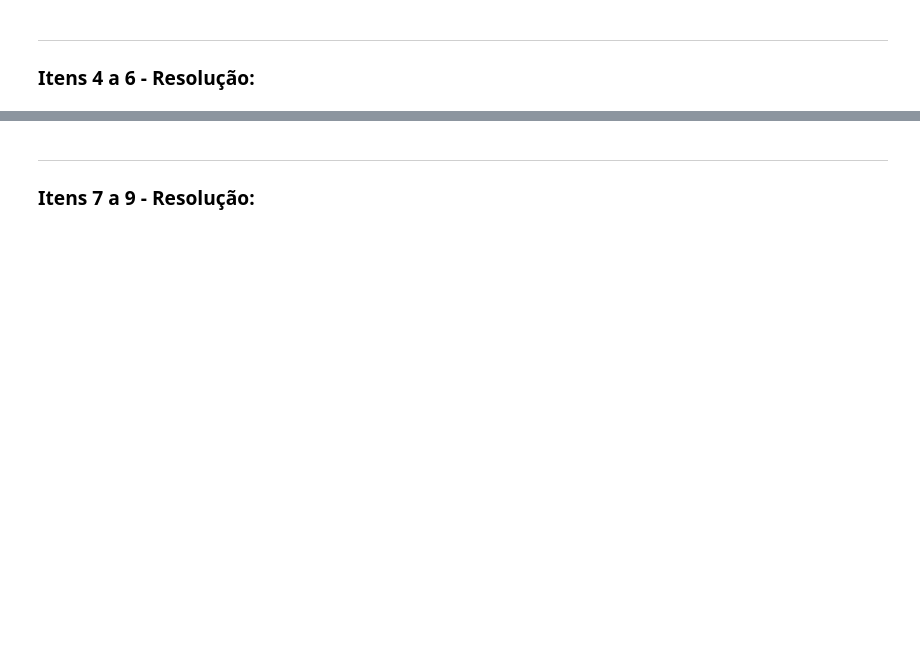
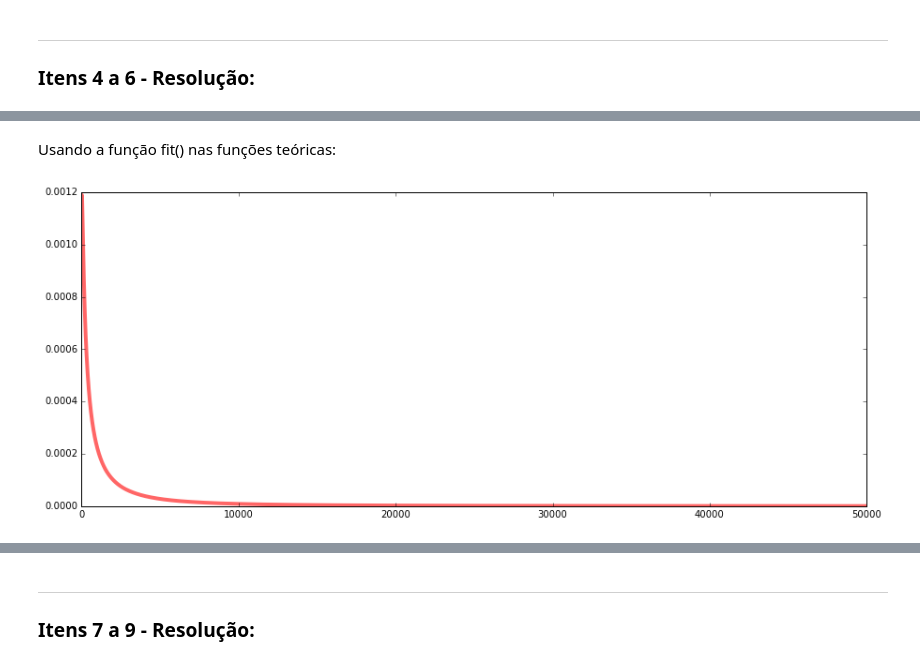
Before and after one commit to claraluques/CD, a Jupyter notebook: MiniProjeto1/MiniProjeto1 - Clara.ipynb, the cells around one changed output, grey strips where cells are left out. Cells and saved outputs as stored; diff of their text form; code cells hidden in the pictures; blank space fills up the shorter version.

```diff
--- a/MiniProjeto1/MiniProjeto1 - Clara.ipynb
+++ b/MiniProjeto1/MiniProjeto1 - Clara.ipynb
@@ -102,0 +113,12 @@ plt.plot(x, stats.expon.pdf(x),
+# %% [markdown]
+Usando a função fit() nas funções teóricas:
+# %%
+'''Fit na log normal'''
+
+x = range(0,50000,5)
+kelly = stats.lognorm.fit(chegadas)
+plt.figure(figsize=(15,6))
+plt.plot(x, stats.lognorm.pdf(x,kelly[0], kelly[1],kelly[2]),'r-', lw=4, alpha=0.6)
+plt.show()
+# %% [output]
+[figure, added]
```
Also changed, not shown: parts of 16 cells of this notebook.
